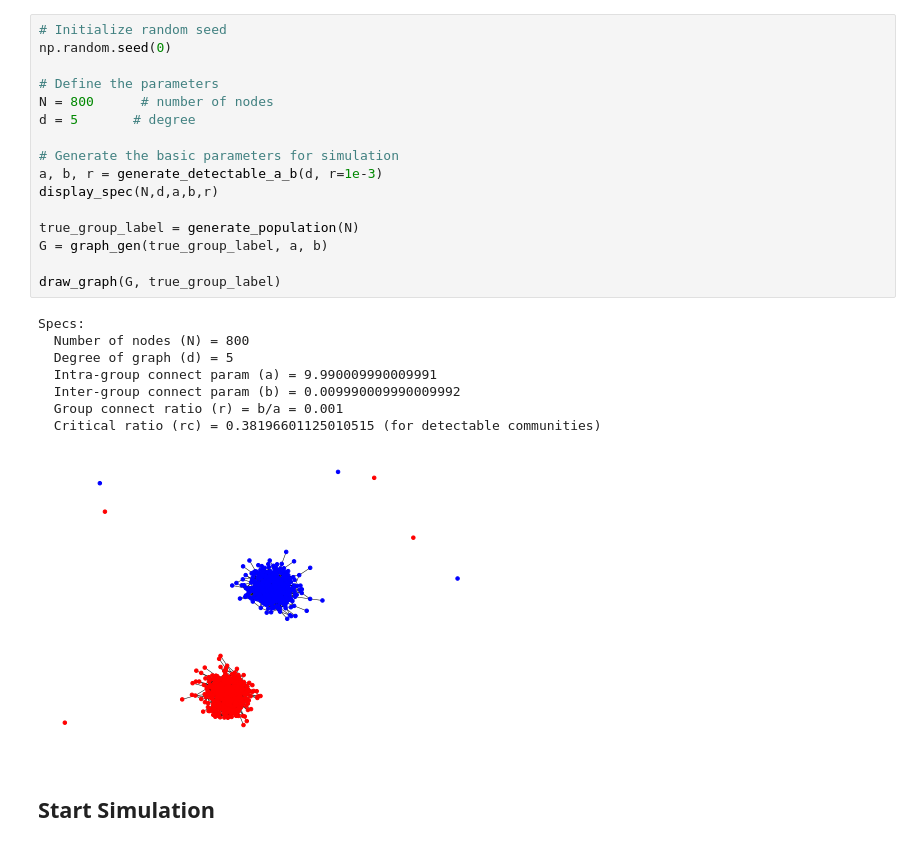
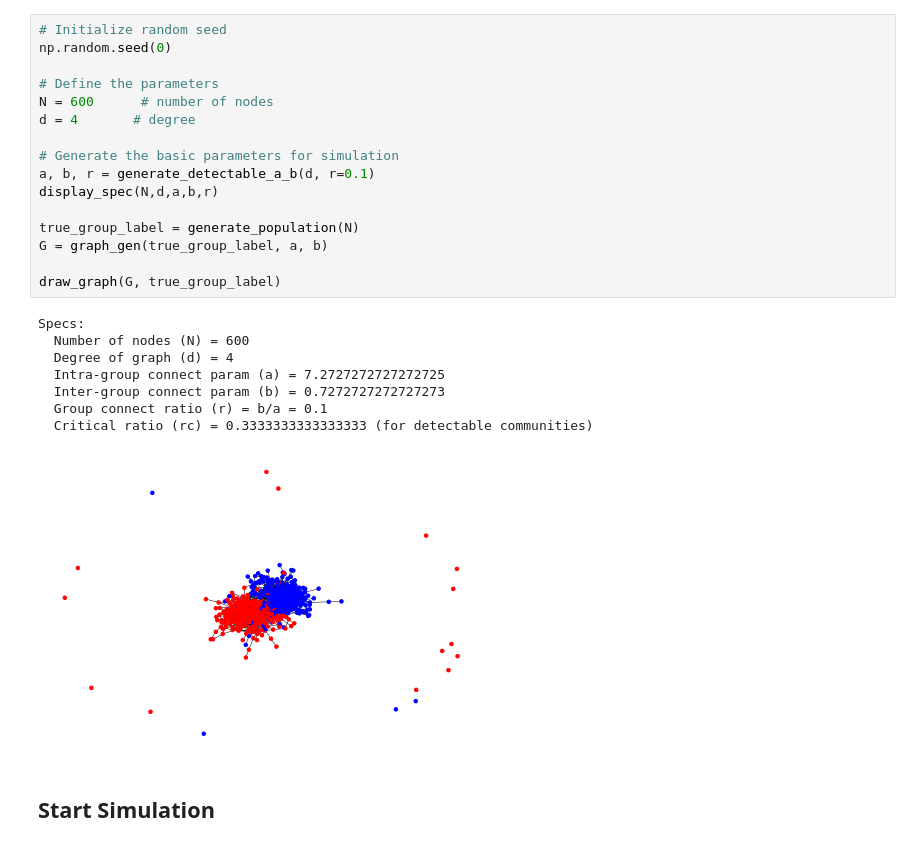
Before and after one commit to galannp/Markov, a Jupyter notebook: notebook/test_chun.ipynb, the cells around one changed output. Drawn from its saved outputs; the diff is of its cells as text.

```diff
--- a/notebook/test_chun.ipynb
+++ b/notebook/test_chun.ipynb
@@ -17,28 +20,28 @@ from sim_util import *
 # %%
 # Initialize random seed
 np.random.seed(0)
 
 # Define the parameters
-N = 800      # number of nodes
-d = 5       # degree
+N = 600      # number of nodes
+d = 4       # degree
 
 # Generate the basic parameters for simulation
-a, b, r = generate_detectable_a_b(d, r=1e-3)
+a, b, r = generate_detectable_a_b(d, r=0.1)
 display_spec(N,d,a,b,r)
 
 true_group_label = generate_population(N)
 G = graph_gen(true_group_label, a, b)
 
 draw_graph(G, true_group_label)
 # %% [output]
 Specs:
-  Number of nodes (N) = 800
-  Degree of graph (d) = 5
-  Intra-group connect param (a) = 9.990009990009991
-  Inter-group connect param (b) = 0.009990009990009992
-  Group connect ratio (r) = b/a = 0.001
-  Critical ratio (rc) = 0.38196601125010515 (for detectable communities)
+  Number of nodes (N) = 600
+  Degree of graph (d) = 4
+  Intra-group connect param (a) = 7.2727272727272725
+  Inter-group connect param (b) = 0.7272727272727273
+  Group connect ratio (r) = b/a = 0.1
+  Critical ratio (rc) = 0.3333333333333333 (for detectable communities)
-[figure, old version]
+[figure, new version]
 # %% [markdown]
 ## Start Simulation
 # %%
```
Also changed, not shown: parts of 6 cells of this notebook.
